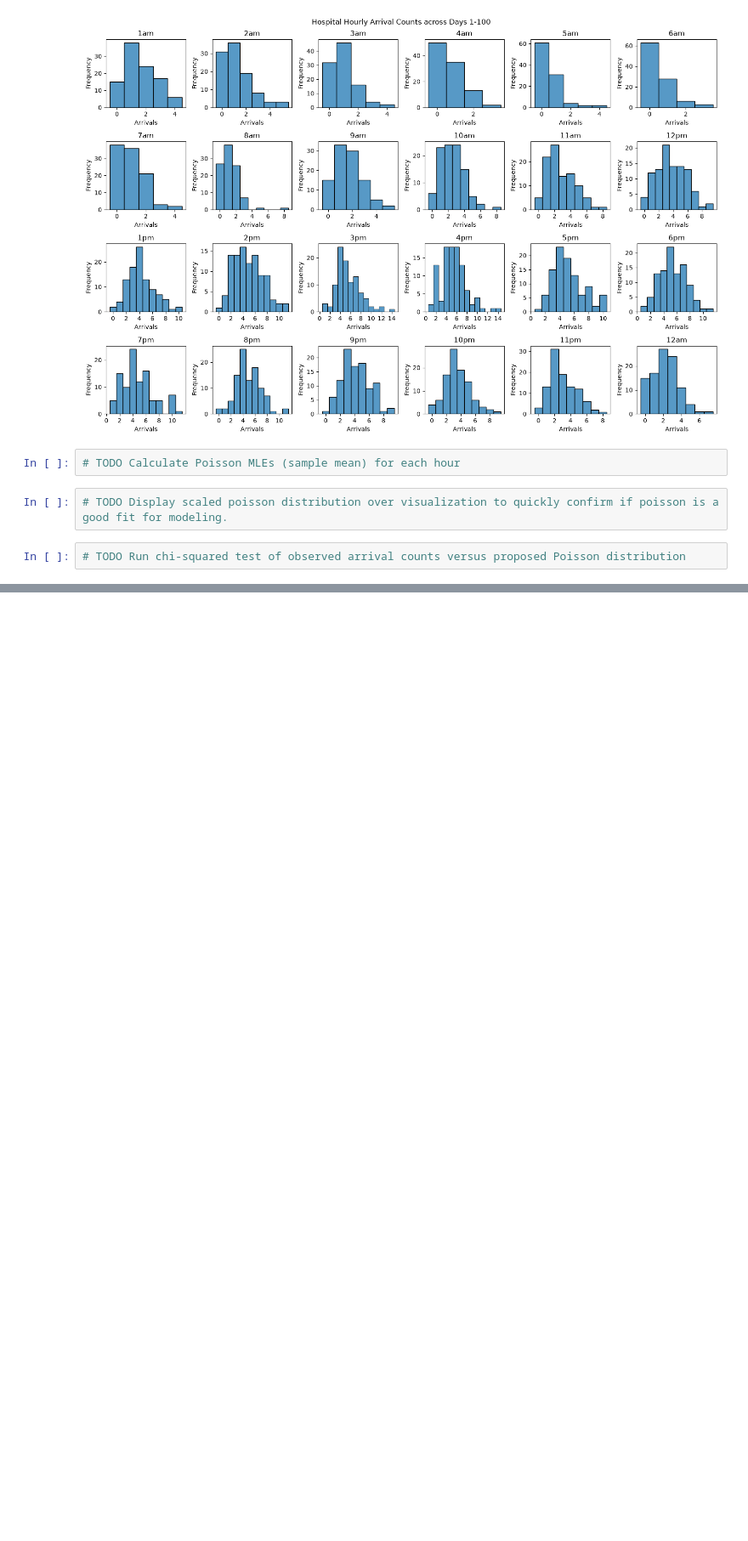
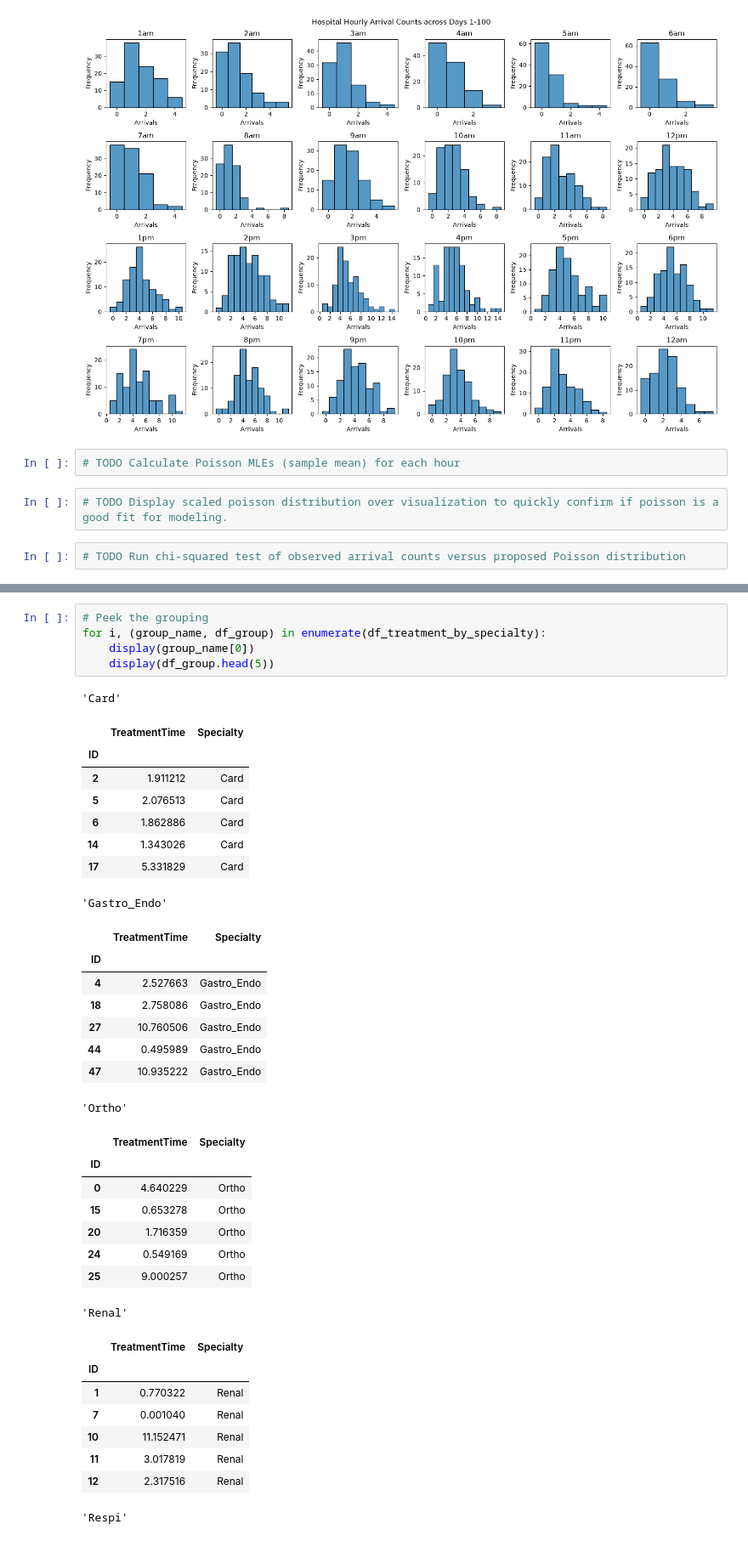
Before and after one commit to faustigo/MIE360-Fall-2026-Project, a Jupyter notebook: Deliverable-3.1-InputModeling.ipynb, the cells around one changed output, grey strips where cells are left out. Shown at 85% size. Cells and saved outputs as stored; diff of their text form; blank space fills up the shorter version.

```diff
--- a/Deliverable-3.1-InputModeling.ipynb
+++ b/Deliverable-3.1-InputModeling.ipynb
@@ -59,0 +96,39 @@ plt.show()
+# %%
+# Peek the grouping
+for i, (group_name, df_group) in enumerate(df_treatment_by_specialty):
+    display(group_name[0])
+    display(df_group.head(5))
+# %% [output]
+'Card'
+|  | TreatmentTime | Specialty |
+| ID |  |  |
+| 2 | 1.911212 | Card |
+| 5 | 2.076513 | Card |
+| 6 | 1.862886 | Card |
+| 14 | 1.343026 | Card |
+| 17 | 5.331829 | Card |
+'Gastro_Endo'
+|  | TreatmentTime | Specialty |
+| ID |  |  |
+| 4 | 2.527663 | Gastro_Endo |
+| 18 | 2.758086 | Gastro_Endo |
+| 27 | 10.760506 | Gastro_Endo |
+| 44 | 0.495989 | Gastro_Endo |
+| 47 | 10.935222 | Gastro_Endo |
+'Ortho'
+|  | TreatmentTime | Specialty |
+| ID |  |  |
+| 0 | 4.640229 | Ortho |
+| 15 | 0.653278 | Ortho |
+| 20 | 1.716359 | Ortho |
+| 24 | 0.549169 | Ortho |
+| 25 | 9.000257 | Ortho |
+'Renal'
+|  | TreatmentTime | Specialty |
+| ID |  |  |
+| 1 | 0.770322 | Renal |
+| 7 | 0.001040 | Renal |
+| 10 | 11.152471 | Renal |
+| 11 | 3.017819 | Renal |
+| 12 | 2.317516 | Renal |
+'Respi'
```
Also changed, not shown: parts of 6 cells of this notebook.
